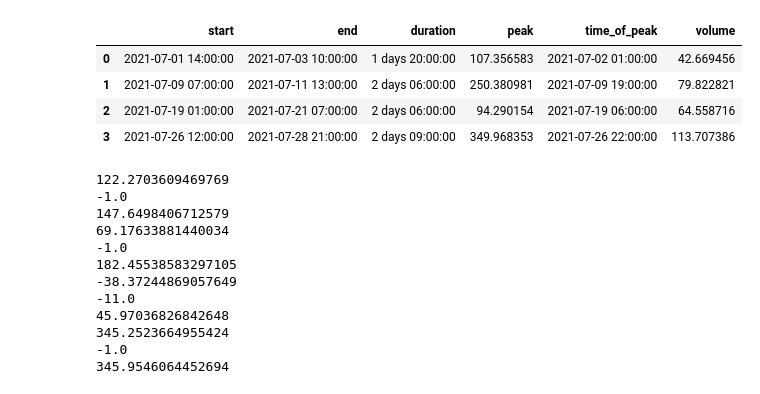
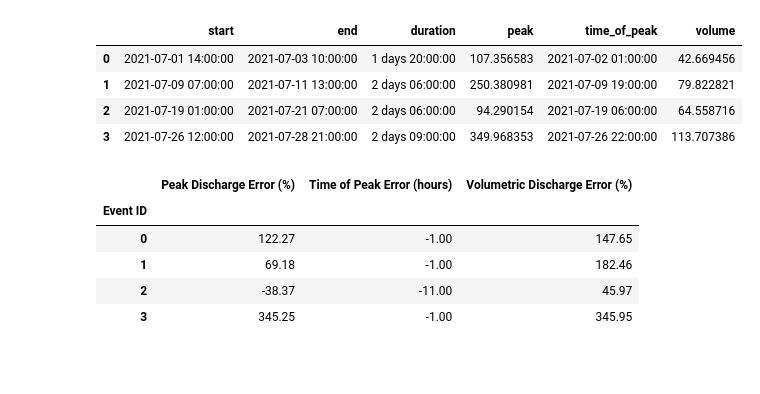
Before and after one commit to jarq6c/little_hope, a Jupyter notebook: AGU_2021/demo.ipynb, the cells around one changed output. Saved outputs shown, nothing was run; the diff lists cells and outputs as text; code cells hidden in the pictures; blank space fills up the shorter version.

Commit message:
start adding md annotation

```diff
--- a/AGU_2021/demo.ipynb
+++ b/AGU_2021/demo.ipynb
@@ -336,41 +341,36 @@ sim_events
 | 3 | 2021-07-26 12:00:00 | 2021-07-28 21:00:00 | 2 days 09:00:00 | 349.968353 | 2021-07-26 22:00:00 | 113.707386 |
 # %%
 # Evaluate simulated events
+error_metrics = pd.DataFrame()
+error_metrics.index.name = "Event ID"
 for e in sim_events.itertuples():
     # Find matching observed event
-    comparison = obs_events.loc[obs_events["start"] <= e.end, :]
-    comparison = comparison.loc[comparison["end"] >= e.start, :]
+    matching_event = obs_events.loc[obs_events["start"] <= e.end, :]
+    matching_event = matching_event.loc[matching_event["end"] >= e.start, :]
 
     # Check for no event
-    if comparison.empty:
+    if matching_event.empty:
         continue
 
     # Extract observed values
-    obs_pk = comparison["peak"].iloc[0]
-    obs_pk_tm = comparison["time_of_peak"].iloc[0]
-    obs_vol = comparison["volume"].iloc[0]
+    obs_pk = matching_event["peak"].iloc[0]
+    obs_pk_tm = matching_event["time_of_peak"].iloc[0]
+    obs_vol = matching_event["volume"].iloc[0]
 
     # Compute errors
     peak_error = 100 * (e.peak - obs_pk) / obs_pk
     peak_time_error = (e.time_of_peak - obs_pk_tm) / pd.Timedelta("1H")
     volume_error = 100 * (e.volume - obs_vol) / obs_vol
 
-    print(peak_error)
-    print(peak_time_error)
-    print(volume_error)
-    # print(comparison)
-    # print(e)
-    # break
+    # Add to dataframe
+    error_metrics.loc[e.Index, "Peak Discharge Error (%)"] = peak_error
+    error_metrics.loc[e.Index, "Time of Peak Error (hours)"] = peak_time_error
+    error_metrics.loc[e.Index, "Volumetric Discharge Error (%)"] = volume_error
+error_metrics.style.format("{:.2f}")
 # %% [output]
-122.2703609469769
--1.0
-147.6498406712579
-69.17633881440034
--1.0
-182.45538583297105
--38.37244869057649
--11.0
-45.97036826842648
-345.2523664955424
--1.0
-345.9546064452694
+|  | Peak Discharge Error (%) | Time of Peak Error (hours) | Volumetric Discharge Error (%) |
+| Event ID |  |  |  |
+| 0 | 122.27 | -1.00 | 147.65 |
+| 1 | 69.18 | -1.00 | 182.46 |
+| 2 | -38.37 | -11.00 | 45.97 |
+| 3 | 345.25 | -1.00 | 345.95 |
```
Also changed, not shown: parts of 4 cells of this notebook.
